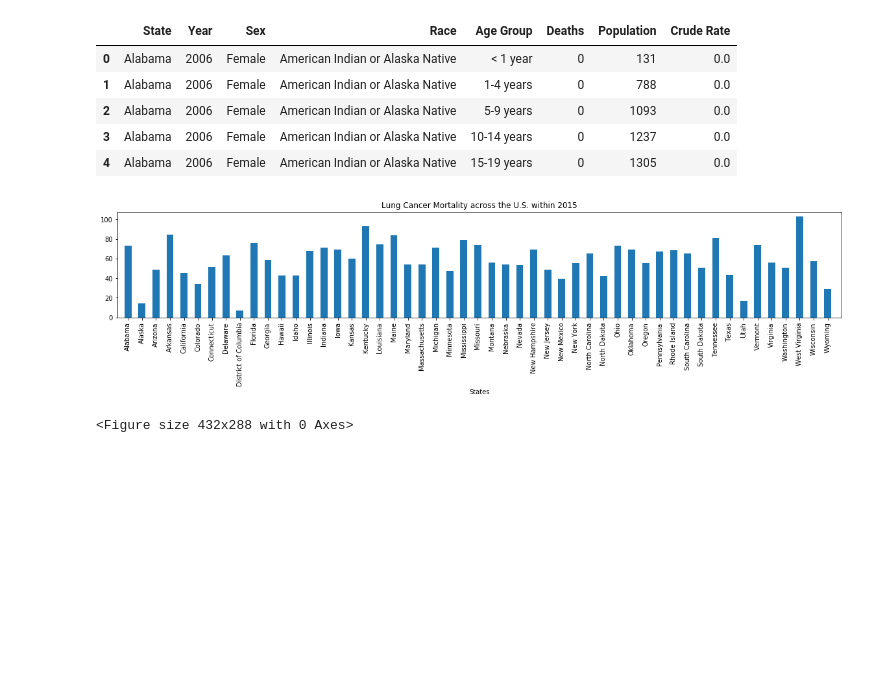
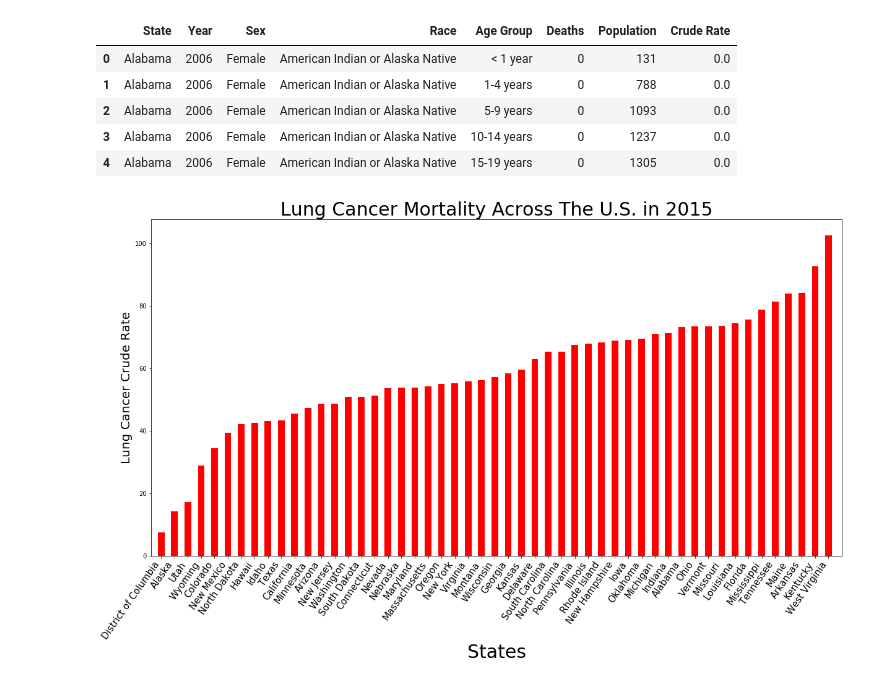
Before and after one commit to gretelup/dataviz-project1, a Jupyter notebook: cancer_state_bar.ipynb, the cells around one changed output. Drawn from its saved outputs; the diff is of its cells as text; code cells hidden in the pictures; blank space fills up the shorter version.

Commit message:
adding final bar chart/updated plan

```diff
--- a/cancer_state_bar.ipynb
+++ b/cancer_state_bar.ipynb
@@ -79,23 +79,25 @@ lung_df.head()
 states_lung=lung_df[lung_df.Year ==2015].groupby(["State"]).agg({"Deaths":"sum"})
 pop_lung=lung_df[lung_df.Year ==2015].groupby(["State"]).agg({"Population":"sum"})
 states_crude = states_lung["Deaths"]*100000/pop_lung["Population"]
+states_crude=states_crude.sort_values()
 # %%
 #set x axis and tick locations
 barlabels = states_crude.index.tolist()
 x_axis = np.arange(len(barlabels))
 tick_locations = [value for value in x_axis]
 
 #plot
-states_crude.plot(kind="bar", figsize=(20,3))
+states_crude.plot(kind="bar",color="red", figsize=(20,10))
+
 
 #set x and y limits
 plt.xlim(-0.75, len(x_axis))
 
-plt.title("Lung Cancer Mortality across the U.S. within 2015")
-plt.xlabel("States")
-plt.show("Total of Lung Cancer Deaths")
-plt.tight_layout()
+plt.title("Lung Cancer Mortality Across The U.S. in 2015", fontsize=30)
+plt.xlabel("States", fontsize= 30)
+plt.ylabel("Lung Cancer Crude Rate", fontsize=20)
+plt.xticks(ha='right', rotation=55, fontsize=15)
+plt.savefig("Barchart of the US.png")
 plt.show()
 # %% [output]
-[figure, old version]
+[figure, new version]
-<Figure size 432x288 with 0 Axes>
```
Also changed, not shown: 1 other file.
